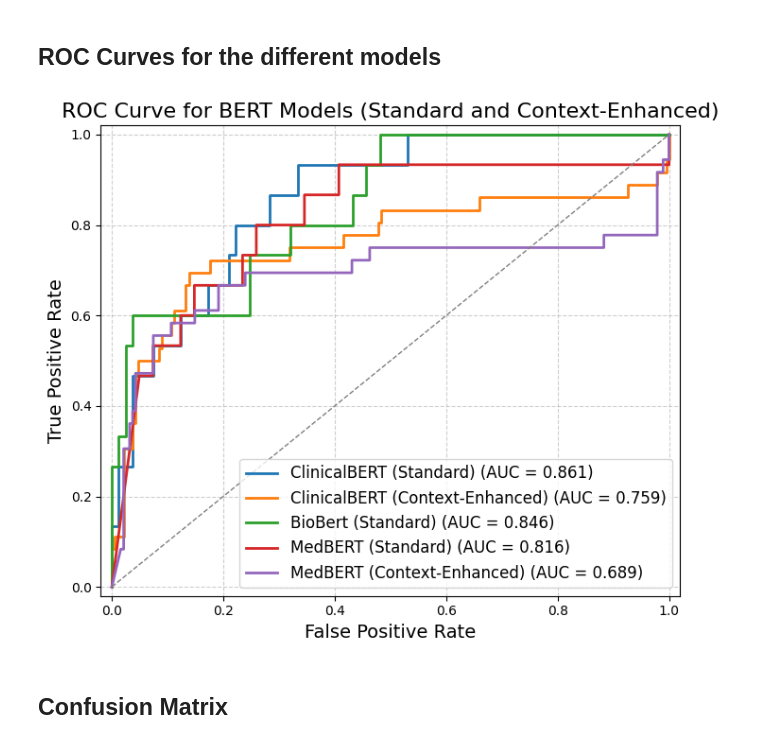
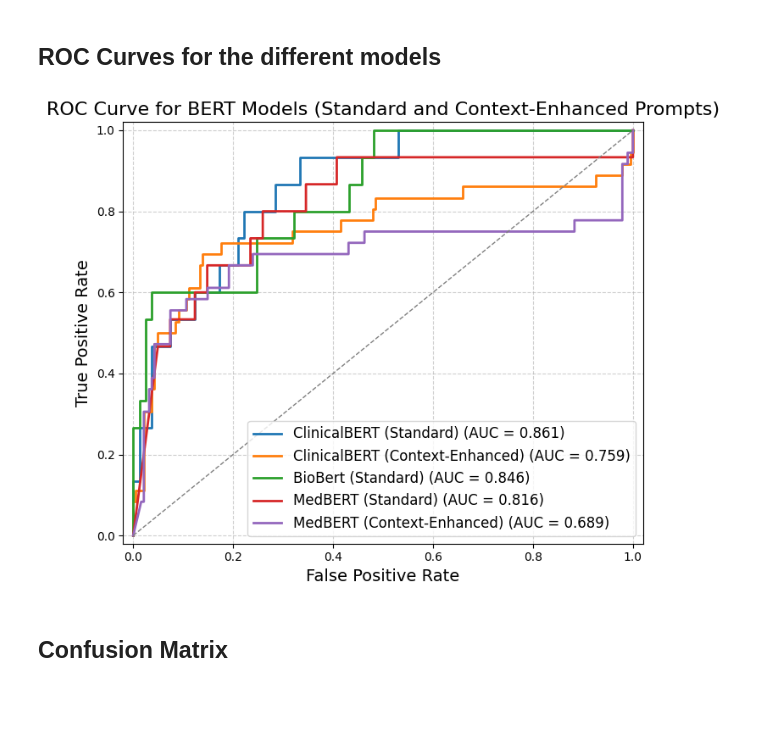
Before and after one commit to LisanKuruppu/bacheloroppgave, a Jupyter notebook: Logisitc_Analysis.ipynb, the cells around one changed output. Cells and saved outputs as stored; diff of their text form; code cells hidden in the pictures; blank space fills up the shorter version.

```diff
--- a/Logisitc_Analysis.ipynb
+++ b/Logisitc_Analysis.ipynb
@@ -899,7 +914,7 @@ F1-score: Mean = 0.5089, 95% CI = [0.4865, 0.5556]
 # %% [markdown]
 ## Logistic Regression on Contextual ClinicalBERT embeddings
 # %%
-context_clinicalbert_category_results, context_clinicalbert_combined_result = run_logistic_regression_pipeline(
+context_clinicalbert_combined_result = run_logistic_regression_pipeline(
     train_df=df_context_clinicalbert_train,
     test_df=df_context_clinicalbert_test,
     embedding_cols=[col for col in df_context_clinicalbert_train.columns if col.startswith('Context_Embedding_')],
@@ -951,7 +979,7 @@ F1-score: Mean = 0.5604, 95% CI = [0.5517, 0.5814]
 # %% [markdown]
 ## Logistic Regression on BioBert embeddings
 # %%
-biobert_category_results, biobert_combined_result = run_logistic_regression_pipeline(
+biobert_combined_result = run_logistic_regression_pipeline(
     train_df=df_biobert_train,
     test_df=df_biobert_test,
     embedding_cols=[col for col in df_biobert_train.columns if col.startswith('Embedding_')],
@@ -1013,7 +1054,7 @@ F1-score: Mean = 0.6646, 95% CI = [0.6400, 0.7200]
 # %% [markdown]
 ## Logistic Regression on MedBERT embeddings
 # %%
-medbert_category_results, medbert_combined_result = run_logistic_regression_pipeline(
+medbert_combined_result = run_logistic_regression_pipeline(
     train_df=df_medbert_train,
     test_df=df_medbert_test,
     embedding_cols=[col for col in df_medbert_train.columns if col.startswith('Embedding_')],
@@ -1065,7 +1086,7 @@ F1-score: Mean = 0.5485, 95% CI = [0.5185, 0.5926]
 # %% [markdown]
 ## Logisitc Regression on Contextual MedBERT embeddings
 # %%
-context_medbert_category_results, context_medbert_combined_result = run_logistic_regression_pipeline(
+context_medbert_combined_result = run_logistic_regression_pipeline(
     train_df=df_context_medbert_train,
     test_df=df_context_medbert_test,
     embedding_cols=[col for col in df_context_medbert_train.columns if col.startswith('Context_Embedding_')],
@@ -1234,35 +1235,35 @@ def plot_roc_curves(model_results, title='ROC Curve'):
         fpr, tpr, _ = roc_curve(y_true, y_scores)
         roc_auc = auc(fpr, tpr)
         plt.plot(fpr, tpr, lw=2, label=f'{model_name} (AUC = {roc_auc:.3f})')
 
     # Random Chance line
     plt.plot([0, 1], [0, 1], color='gray', linestyle='--', lw=1)
 
     # Plot settings
     plt.xlim([-0.02, 1.02])
     plt.ylim([-0.02, 1.02])
     plt.xlabel('False Positive Rate', fontsize=14)
     plt.ylabel('True Positive Rate', fontsize=14)
     plt.title(f"{title}", fontsize=16)
     plt.legend(loc='lower right', fontsize=12)
     plt.grid(True, linestyle='--', alpha=0.6)
     plt.tight_layout()
     plt.show()
 
 # Function to plot both ClinicalBERT models together
 def plot_bert_combined_roc(clinicalbert_combined_result, context_clinicalbert_combined_result, biobert_combined_result, medbert_combined_result, context_medbert_combined_result):
     model_results = {
         'ClinicalBERT (Standard)': (clinicalbert_combined_result["True Labels"], clinicalbert_combined_result["Predicted Probabilities"]),
         'ClinicalBERT (Context-Enhanced)': (context_clinicalbert_combined_result["True Labels"], context_clinicalbert_combined_result["Predicted Probabilities"]),
         'BioBert (Standard)': (biobert_combined_result["True Labels"], biobert_combined_result["Predicted Probabilities"]),
         'MedBERT (Standard)': (medbert_combined_result["True Labels"], medbert_combined_result["Predicted Probabilities"]),
         'MedBERT (Context-Enhanced)': (context_medbert_combined_result["True Labels"], context_medbert_combined_result["Predicted Probabilities"])
     }
-    plot_roc_curves(model_results, title='ROC Curve for BERT Models (Standard and Context-Enhanced)')
+    plot_roc_curves(model_results, title='ROC Curve for BERT Models (Standard and Context-Enhanced Prompts)')
 
 plot_bert_combined_roc(clinicalbert_combined_result, context_clinicalbert_combined_result, biobert_combined_result, medbert_combined_result, context_medbert_combined_result)
 # %% [output]
-[figure, old version]
+[figure, new version]
 # %% [markdown]
 ## Confusion Matrix
 # %%
```
Also changed, not shown: parts of 18 cells of this notebook, 14 other files.
